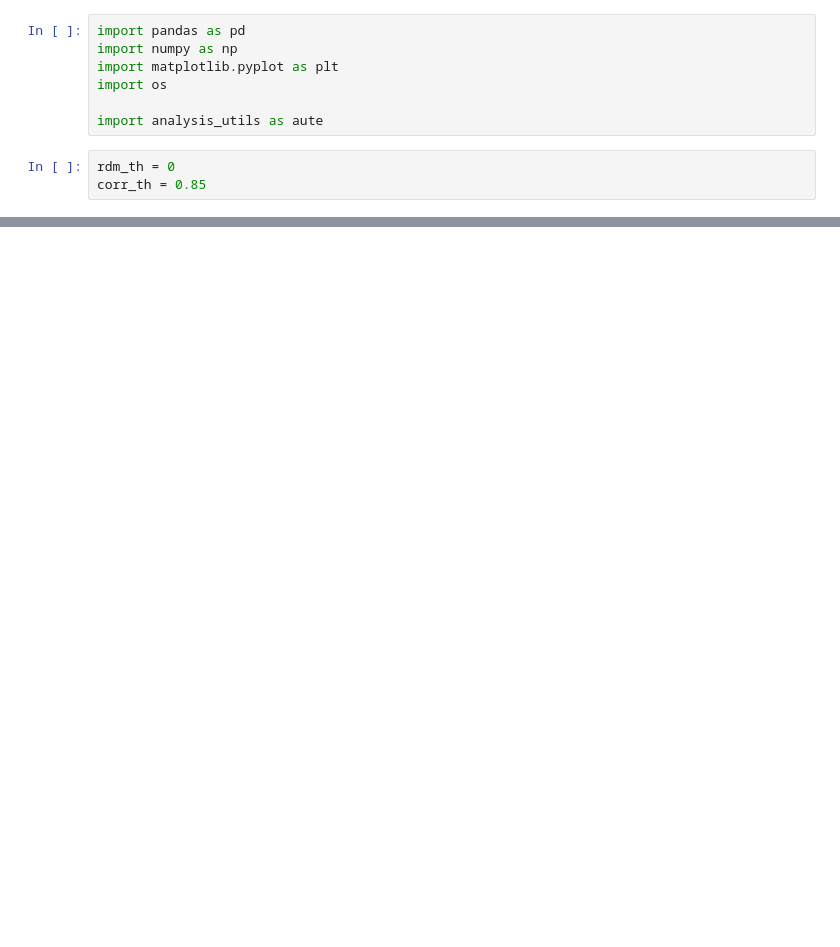
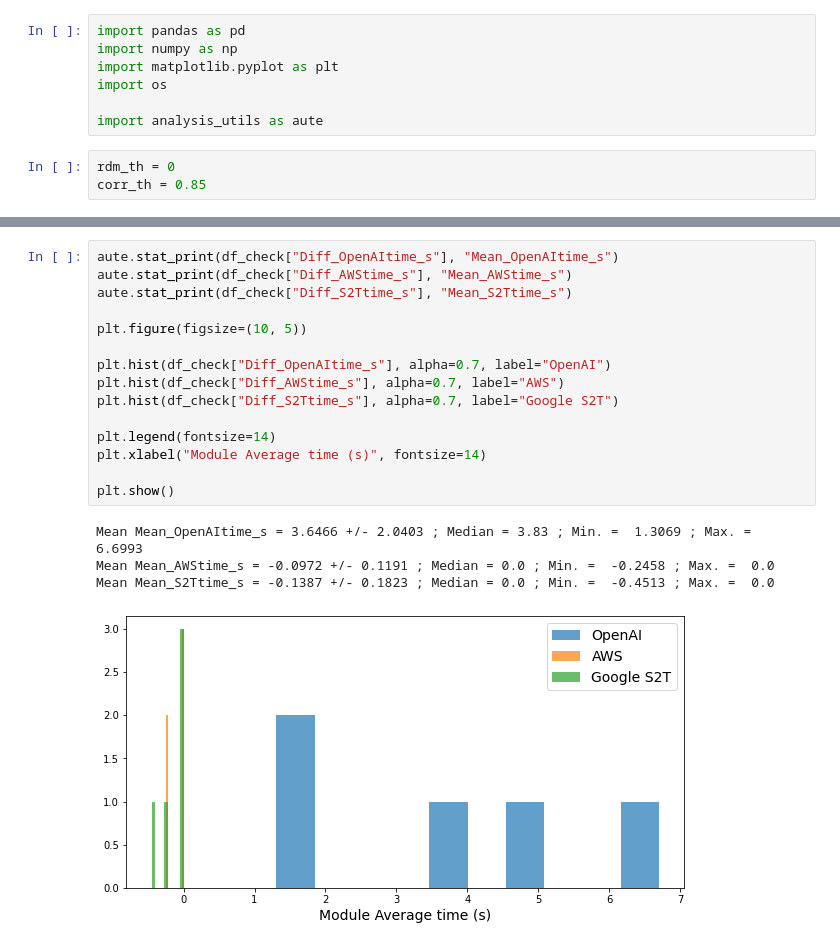
Before and after one commit to ASAPLableni/LableniBot, a Jupyter notebook: DataAnalysis/CheckData.ipynb, the cells around one changed output, grey strips where cells are left out. Saved outputs shown, nothing was run; the diff lists cells and outputs as text; blank space fills up the shorter version.

```diff
--- a/DataAnalysis/CheckData.ipynb
+++ b/DataAnalysis/CheckData.ipynb
@@ -63,0 +107,20 @@ Mean Time conversation (min) = 1.376 +/- 1.0499 ; Median = 0.9108 ; Min. =  0.18
+# %%
+aute.stat_print(df_check["Diff_OpenAItime_s"], "Mean_OpenAItime_s")
+aute.stat_print(df_check["Diff_AWStime_s"], "Mean_AWStime_s")
+aute.stat_print(df_check["Diff_S2Ttime_s"], "Mean_S2Ttime_s")
+
+plt.figure(figsize=(10, 5))
+
+plt.hist(df_check["Diff_OpenAItime_s"], alpha=0.7, label="OpenAI")
+plt.hist(df_check["Diff_AWStime_s"], alpha=0.7, label="AWS")
+plt.hist(df_check["Diff_S2Ttime_s"], alpha=0.7, label="Google S2T")
+
+plt.legend(fontsize=14)
+plt.xlabel("Module Average time (s)", fontsize=14)
+
+plt.show()
+# %% [output]
+Mean Mean_OpenAItime_s = 3.6466 +/- 2.0403 ; Median = 3.83 ; Min. =  1.3069 ; Max. =  6.6993
+Mean Mean_AWStime_s = -0.0972 +/- 0.1191 ; Median = 0.0 ; Min. =  -0.2458 ; Max. =  0.0
+Mean Mean_S2Ttime_s = -0.1387 +/- 0.1823 ; Median = 0.0 ; Min. =  -0.4513 ; Max. =  0.0
+[figure, added]
```
Also changed, not shown: parts of 5 cells of this notebook, 3 other files.
